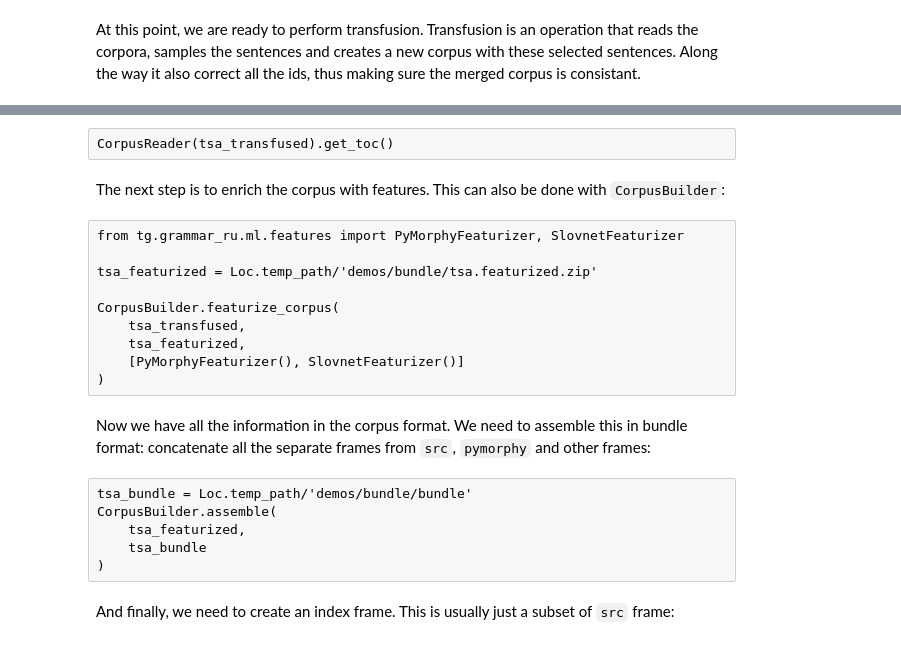
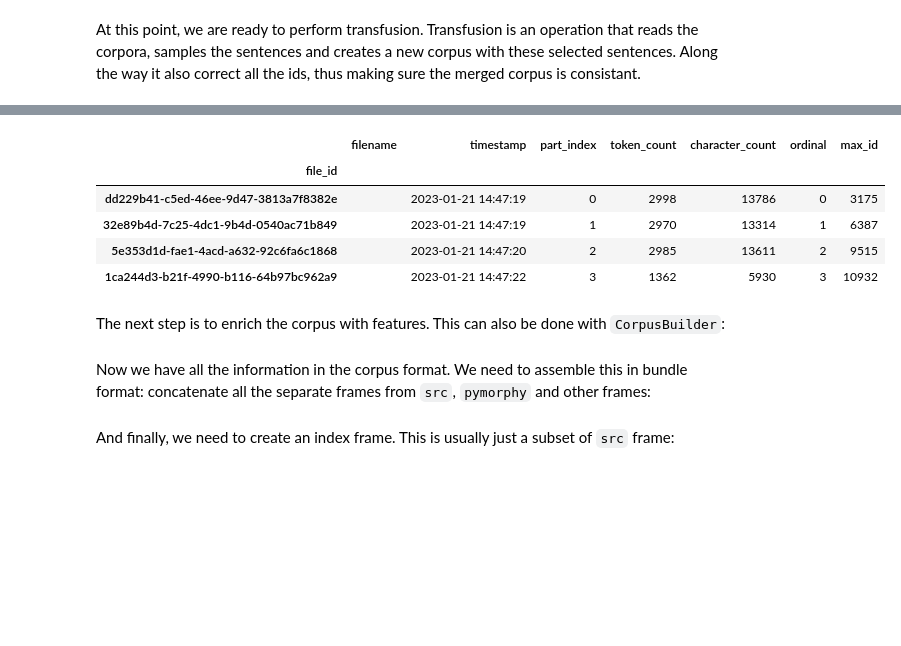
Before and after one commit to okulovsky/grammar_ru, a Jupyter notebook: tg/grammar_ru/demos/Creating bundle for an alternative task.ipynb, the cells around one changed output, grey strips where cells are left out. Cells and saved outputs as stored; diff of their text form; code cells hidden in the pictures; blank space fills up the shorter version.

Commit message:
Chtoby test; fix in negative sample

```diff
--- a/tg/grammar_ru/demos/Creating bundle for an alternative task.ipynb
+++ b/tg/grammar_ru/demos/Creating bundle for an alternative task.ipynb
@@ -154,14 +178,36 @@ CorpusBuilder.transfuse_corpus(
-# %% [raw]
-CorpusReader(tsa_transfused).get_toc()
+# %%
+from tg.projects.alternative import AlternativeTaskTransfuseSelector
+from tg.grammar_ru.corpus import CorpusBuilder
+from tg.common import Logger
+
+Logger.disable()
+
+selector = AlternativeTaskTransfuseSelector(
+    tsa_balancer,
+    tsa_filter,
+    tsa_sampler
+)
+
+tsa_transfused = Loc.temp_path/'demos/bundle/tsa.transfused.zip'
+
+CorpusBuilder.transfuse_corpus(
+    sources = corpora,
+    destination = tsa_transfused,
+    selector = selector,
+    words_limit=10000,
+    words_per_frame = 3000,
+    overwrite = True
+)
+# %%
+from tg.grammar_ru import CorpusReader
+
+CorpusReader(tsa_transfused).get_toc()
+# %% [output]
+|  | filename | timestamp | part_index | token_count | character_count | ordinal | max_id |
+| file_id |  |  |  |  |  |  |  |
+| dd229b41-c5ed-46ee-9d47-3813a7f8382e |  | 2023-01-21 14:47:19 | 0 | 2998 | 13786 | 0 | 3175 |
+| 32e89b4d-7c25-4dc1-9b4d-0540ac71b849 |  | 2023-01-21 14:47:19 | 1 | 2970 | 13314 | 1 | 6387 |
+| 5e353d1d-fae1-4acd-a632-92c6fa6c1868 |  | 2023-01-21 14:47:20 | 2 | 2985 | 13611 | 2 | 9515 |
+| 1ca244d3-b21f-4990-b116-64b97bc962a9 |  | 2023-01-21 14:47:22 | 3 | 1362 | 5930 | 3 | 10932 |
 # %% [markdown]
 The next step is to enrich the corpus with features. This can also be done with `CorpusBuilder`:
-# %% [raw]
-from tg.grammar_ru.ml.features import PyMorphyFeaturizer, SlovnetFeaturizer
-
-tsa_featurized = Loc.temp_path/'demos/bundle/tsa.featurized.zip'
-
-CorpusBuilder.featurize_corpus(
-    tsa_transfused,
-    tsa_featurized,
-    [PyMorphyFeaturizer(), SlovnetFeaturizer()]
-)
@@ -168,8 +224,2 @@ CorpusBuilder.featurize_corpus(
 # %% [markdown]
 Now we have all the information in the corpus format. We need to assemble this in bundle format: concatenate all the separate frames from `src`, `pymorphy` and other frames:
-# %% [raw]
-tsa_bundle = Loc.temp_path/'demos/bundle/bundle'
-CorpusBuilder.assemble(
-    tsa_featurized,
-    tsa_bundle
-)
```
Also changed, not shown: parts of 13 cells of this notebook, 3 other files.
